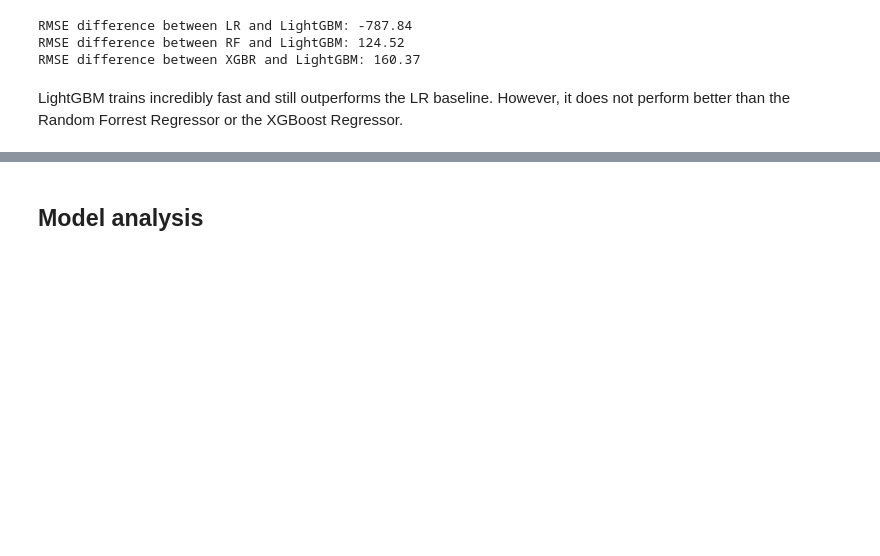
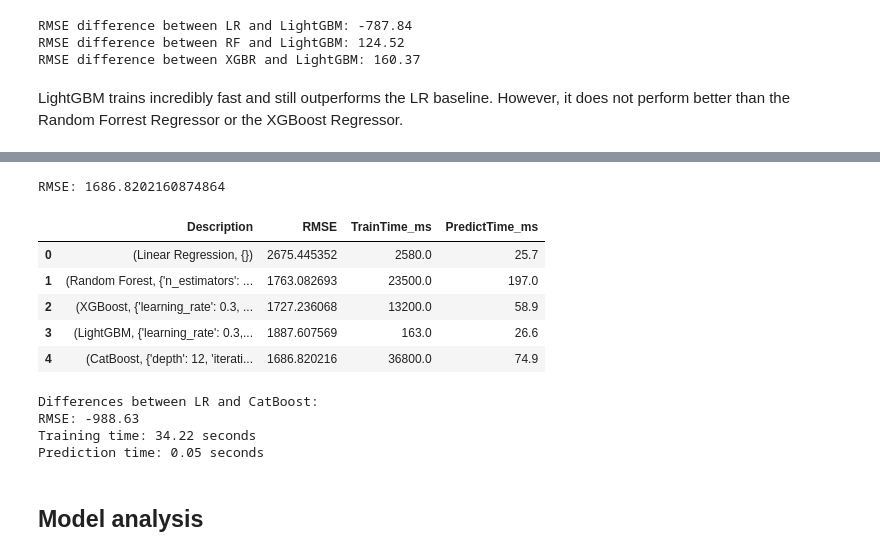
Before and after one commit to IMMontoya/predicting_used_car_market_values_with_machine_learning, a Jupyter notebook: notebook.ipynb, the cells around one changed output, grey strips where cells are left out. Drawn from its saved outputs; the diff is of its cells as text; code cells hidden in the pictures; blank space fills up the shorter version.

Commit message:
All Models Trained

```diff
--- a/notebook.ipynb
+++ b/notebook.ipynb
@@ -1226,0 +1263,7 @@ LightGBM trains incredibly fast and still outperforms the LR baseline. However,
+# %%
+if hyperparameter_tuning:
+    best_params = get_best_CB_params()
+else:
+    best_params = {'depth': 12, 'iterations': 300, 'learning_rate': 0.1}
+
+print(f"Best parameters: {best_params}")
@@ -1226,0 +1272,7 @@ LightGBM trains incredibly fast and still outperforms the LR baseline. However,
+# %%
+# Initialize the model with the best parameters
+model = CatBoostRegressor(random_state=123456, **best_params, verbose=0)
+# %%
+%%time
+# Fit the model on the training data
+model.fit(X_train, y_train, cat_features=cat_features, verbose=0);
@@ -1226,0 +1282,4 @@ LightGBM trains incredibly fast and still outperforms the LR baseline. However,
+# %%
+# Save the training time
+train_time = 36.8 * 1000 # in ms
+# This is reflective of my local machine, the time will vary depending on the machine
@@ -1227,3 +1293,35 @@ LightGBM trains incredibly fast and still outperforms the LR baseline. However,
+# %%
+# Save the prediction time
+predict_time = 74.9
+# This is reflective of my local machine, the time will vary depending on the machine
+
+# Calculate the RMSE
+rmse = mean_squared_error(y_valid, predictions, squared=False)
+
+print(f"RMSE: {rmse}")
+
+# Save the results to the results_df
+results_df = pd.concat([results_df, pd.DataFrame([[('CatBoost', best_params), rmse, train_time, predict_time]], columns=results_df.columns)], ignore_index=True)
+
+display(results_df)
+# %% [output]
+RMSE: 1686.8202160874864
+|  | Description | RMSE | TrainTime_ms | PredictTime_ms |
+| 0 | (Linear Regression, {}) | 2675.445352 | 2580.0 | 25.7 |
+| 1 | (Random Forest, {'n_estimators': ... | 1763.082693 | 23500.0 | 197.0 |
+| 2 | (XGBoost, {'learning_rate': 0.3, ... | 1727.236068 | 13200.0 | 58.9 |
+| 3 | (LightGBM, {'learning_rate': 0.3,... | 1887.607569 | 163.0 | 26.6 |
+| 4 | (CatBoost, {'depth': 12, 'iterati... | 1686.820216 | 36800.0 | 74.9 |
+# %%
+print("Differences between LR and CatBoost:")
+print(f"RMSE: {results_df['RMSE'][4] - results_df['RMSE'][0]:.2f}")
+print(f"Training time: {(results_df['TrainTime_ms'][4] - results_df['TrainTime_ms'][0]) / 1000:.2f} seconds")
+print(f"Prediction time: {(results_df['PredictTime_ms'][4] - results_df['PredictTime_ms'][0]) / 1000:.2f} seconds")
+# %% [output]
+Differences between LR and CatBoost:
+RMSE: -988.63
+Training time: 34.22 seconds
+Prediction time: 0.05 seconds
 # %% [markdown]
 ## Model analysis
 # %% [markdown]
```
Also changed, not shown: parts of 22 cells of this notebook, 4 other files.
